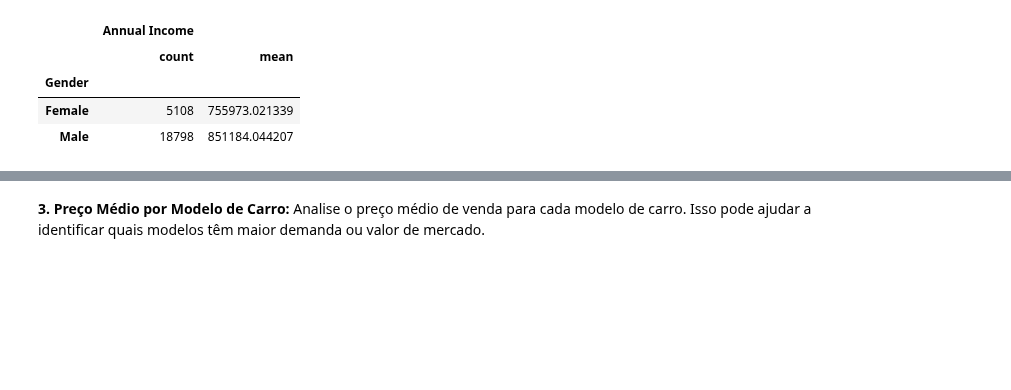
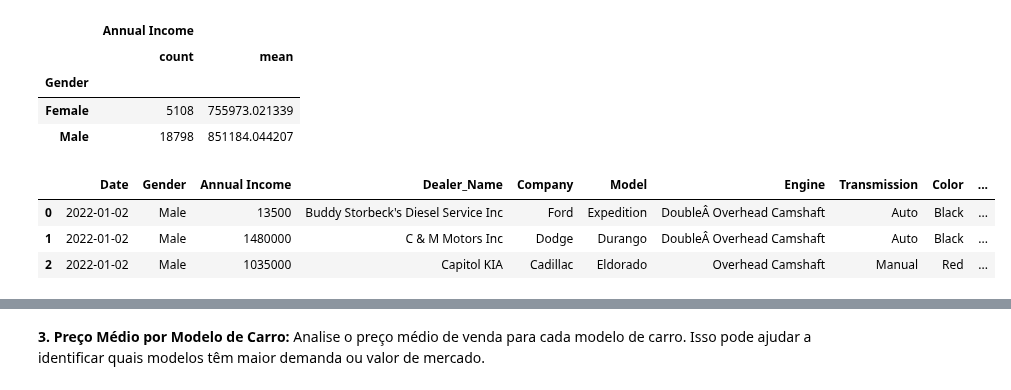
Before and after one commit to GabrielVila/Car-Sales-Report, a Jupyter notebook: projeto_carro.ipynb, the cells around one changed output, grey strips where cells are left out. Cells and saved outputs as stored; diff of their text form; code cells hidden in the pictures; blank space fills up the shorter version.

```diff
--- a/projeto_carro.ipynb
+++ b/projeto_carro.ipynb
@@ -172,3 +191,15 @@ dados.groupby('Gender')[['Annual Income']].agg(['count', 'mean'])
 | Gender |  |  |
 | Female | 5108 | 755973.021339 |
 | Male | 18798 | 851184.044207 |
+# %%
+#Criando dados para segmentar os clientes
+dados.loc[dados['Annual Income']<100000, 'Income_Category'] = 'Até 100 mil'
+dados.loc[(dados['Annual Income']>=100000) & (dados['Annual Income']<500000.0), 'Income_Category'] = 'De 100 a 500 mil'
+dados.loc[(dados['Annual Income']>=500000) & (dados['Annual Income']<1000000.0), 'Income_Category'] = 'De 500 mil a 1 milhão'
+dados.loc[dados['Annual Income']>1000000, 'Income_Category'] = 'Maior que 1 milhão'
+dados.head(3)
+# %% [output]
+|  | Date | Gender | Annual Income | Dealer_Name | Company | Model | Engine | Transmission | Color | ... |
+| 0 | 2022-01-02 | Male | 13500 | Buddy Storbeck's Diesel Service Inc | Ford | Expedition | DoubleÂ Overhead Camshaft | Auto | Black | ... |
+| 1 | 2022-01-02 | Male | 1480000 | C & M Motors Inc | Dodge | Durango | DoubleÂ Overhead Camshaft | Auto | Black | ... |
+| 2 | 2022-01-02 | Male | 1035000 | Capitol KIA | Cadillac | Eldorado | Overhead Camshaft | Manual | Red | ... |
```
Also changed, not shown: parts of 5 cells of this notebook.
